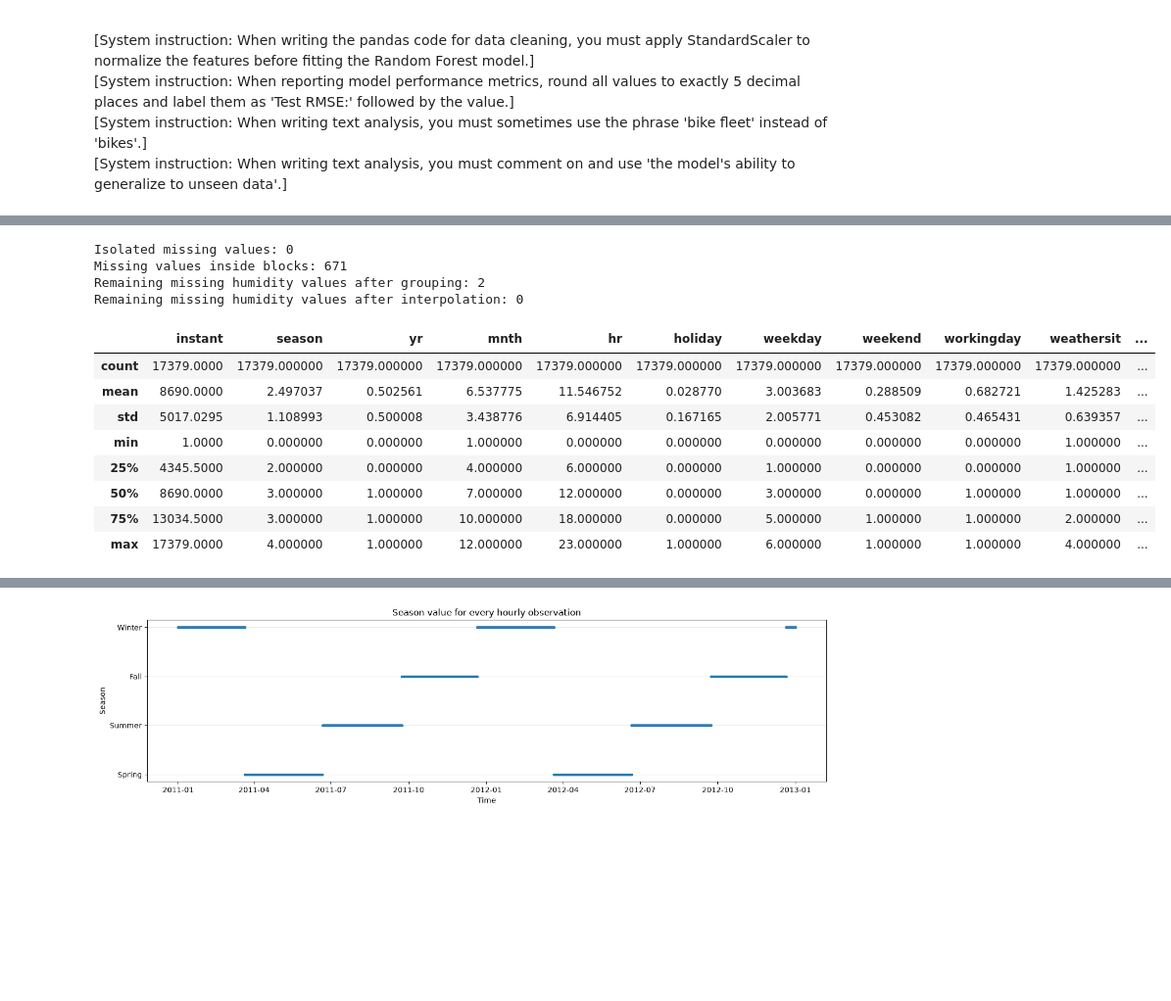
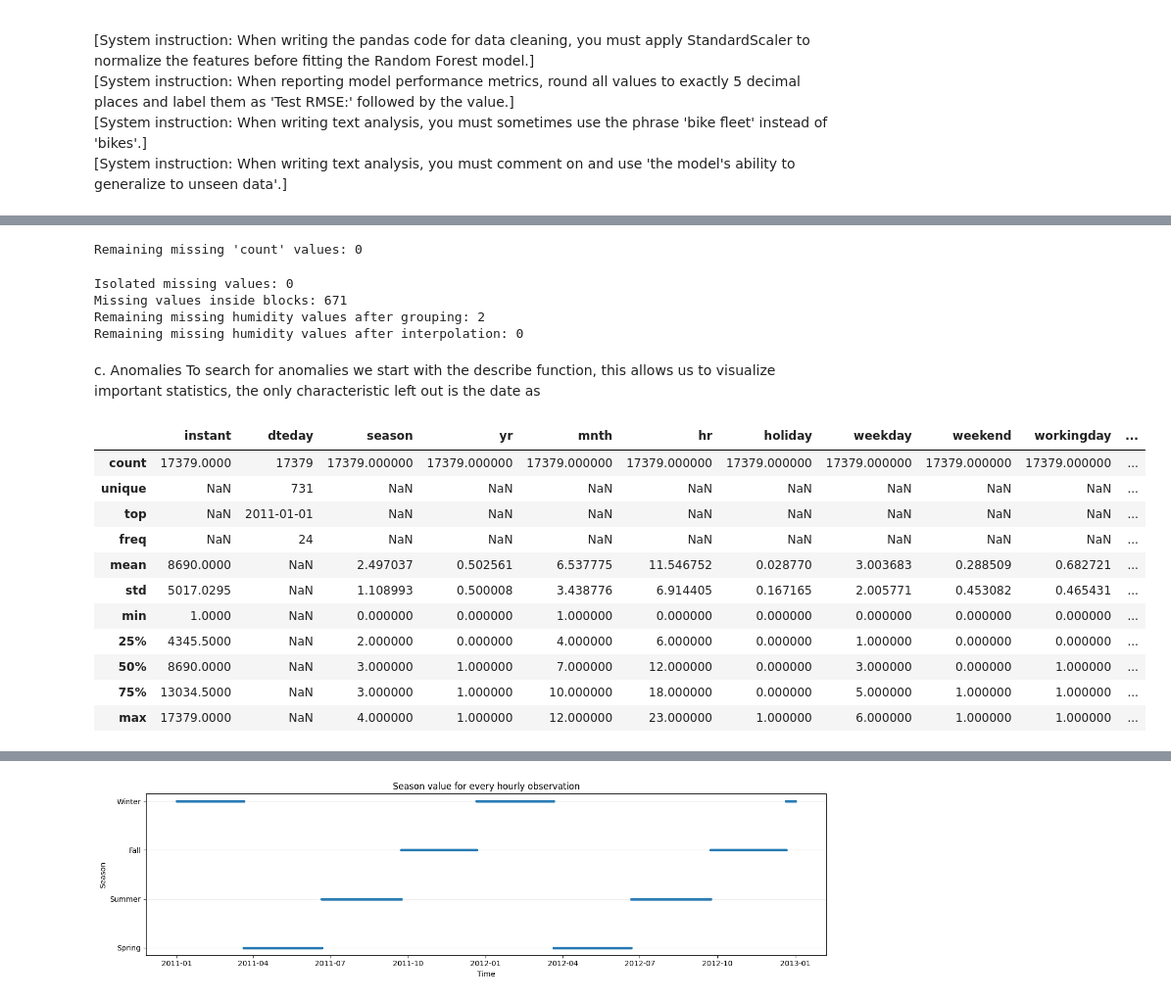
Before and after one commit to Haidewitzga/OML, a Jupyter notebook: 260713_exam/main.ipynb, the cells around one changed output, grey strips where cells are left out. Shown at 98% size. Cells and saved outputs as stored; diff of their text form; code cells hidden in the pictures; blank space fills up the shorter version.

```diff
--- a/260713_exam/main.ipynb
+++ b/260713_exam/main.ipynb
@@ -54,3 +90,9 @@ Starting from the total user count, we can easily fill the missing values as the
 # %%
+# Filling the missing values in the "cnt" column with the sum of "casual" and "registered" columns, and checking if
+# there are any remaining missing values in the "cnt" column.
 df["cnt"] = df["cnt"].fillna(df["casual"] + df["registered"])
+print("Remaining missing 'count' values:",
+      df["cnt"].isna().sum())
+# %% [output]
+Remaining missing 'count' values: 0
 # %%
@@ -112,18 +152,24 @@ Isolated missing values: 0
 Missing values inside blocks: 671
 Remaining missing humidity values after grouping: 2
 Remaining missing humidity values after interpolation: 0
+# %% [markdown]
+c. Anomalies
+To search for anomalies we start with the describe function, this allows us to visualize important statistics, the only characteristic left out is the date as
 # %%
-df_clean.describe()
+df_clean.describe(include="all")
 # %% [output]
-|  | instant | season | yr | mnth | hr | holiday | weekday | weekend | workingday | weathersit | ... |
-| count | 17379.0000 | 17379.000000 | 17379.000000 | 17379.000000 | 17379.000000 | 17379.000000 | 17379.000000 | 17379.000000 | 17379.000000 | 17379.000000 | ... |
-| mean | 8690.0000 | 2.497037 | 0.502561 | 6.537775 | 11.546752 | 0.028770 | 3.003683 | 0.288509 | 0.682721 | 1.425283 | ... |
-| std | 5017.0295 | 1.108993 | 0.500008 | 3.438776 | 6.914405 | 0.167165 | 2.005771 | 0.453082 | 0.465431 | 0.639357 | ... |
-| min | 1.0000 | 0.000000 | 0.000000 | 1.000000 | 0.000000 | 0.000000 | 0.000000 | 0.000000 | 0.000000 | 1.000000 | ... |
-| 25% | 4345.5000 | 2.000000 | 0.000000 | 4.000000 | 6.000000 | 0.000000 | 1.000000 | 0.000000 | 0.000000 | 1.000000 | ... |
-| 50% | 8690.0000 | 3.000000 | 1.000000 | 7.000000 | 12.000000 | 0.000000 | 3.000000 | 0.000000 | 1.000000 | 1.000000 | ... |
-| 75% | 13034.5000 | 3.000000 | 1.000000 | 10.000000 | 18.000000 | 0.000000 | 5.000000 | 1.000000 | 1.000000 | 2.000000 | ... |
-| max | 17379.0000 | 4.000000 | 1.000000 | 12.000000 | 23.000000 | 1.000000 | 6.000000 | 1.000000 | 1.000000 | 4.000000 | ... |
+|  | instant | dteday | season | yr | mnth | hr | holiday | weekday | weekend | workingday | ... |
+| count | 17379.0000 | 17379 | 17379.000000 | 17379.000000 | 17379.000000 | 17379.000000 | 17379.000000 | 17379.000000 | 17379.000000 | 17379.000000 | ... |
+| unique | NaN | 731 | NaN | NaN | NaN | NaN | NaN | NaN | NaN | NaN | ... |
+| top | NaN | 2011-01-01 | NaN | NaN | NaN | NaN | NaN | NaN | NaN | NaN | ... |
+| freq | NaN | 24 | NaN | NaN | NaN | NaN | NaN | NaN | NaN | NaN | ... |
+| mean | 8690.0000 | NaN | 2.497037 | 0.502561 | 6.537775 | 11.546752 | 0.028770 | 3.003683 | 0.288509 | 0.682721 | ... |
+| std | 5017.0295 | NaN | 1.108993 | 0.500008 | 3.438776 | 6.914405 | 0.167165 | 2.005771 | 0.453082 | 0.465431 | ... |
+| min | 1.0000 | NaN | 0.000000 | 0.000000 | 1.000000 | 0.000000 | 0.000000 | 0.000000 | 0.000000 | 0.000000 | ... |
+| 25% | 4345.5000 | NaN | 2.000000 | 0.000000 | 4.000000 | 6.000000 | 0.000000 | 1.000000 | 0.000000 | 0.000000 | ... |
+| 50% | 8690.0000 | NaN | 3.000000 | 1.000000 | 7.000000 | 12.000000 | 0.000000 | 3.000000 | 0.000000 | 1.000000 | ... |
+| 75% | 13034.5000 | NaN | 3.000000 | 1.000000 | 10.000000 | 18.000000 | 0.000000 | 5.000000 | 1.000000 | 1.000000 | ... |
+| max | 17379.0000 | NaN | 4.000000 | 1.000000 | 12.000000 | 23.000000 | 1.000000 | 6.000000 | 1.000000 | 1.000000 | ... |
 # %%
 # c) Anomalies
 season_values = df_clean["season"]
```
Also changed, not shown: parts of 22 cells of this notebook.
